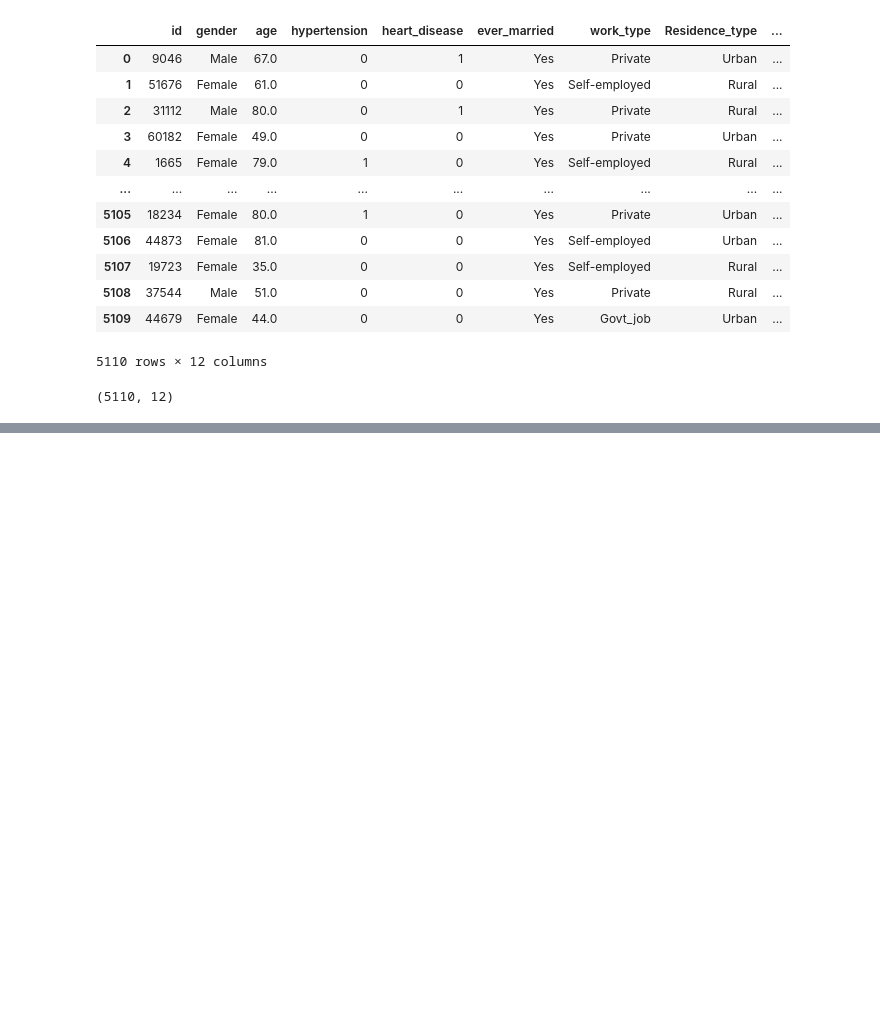
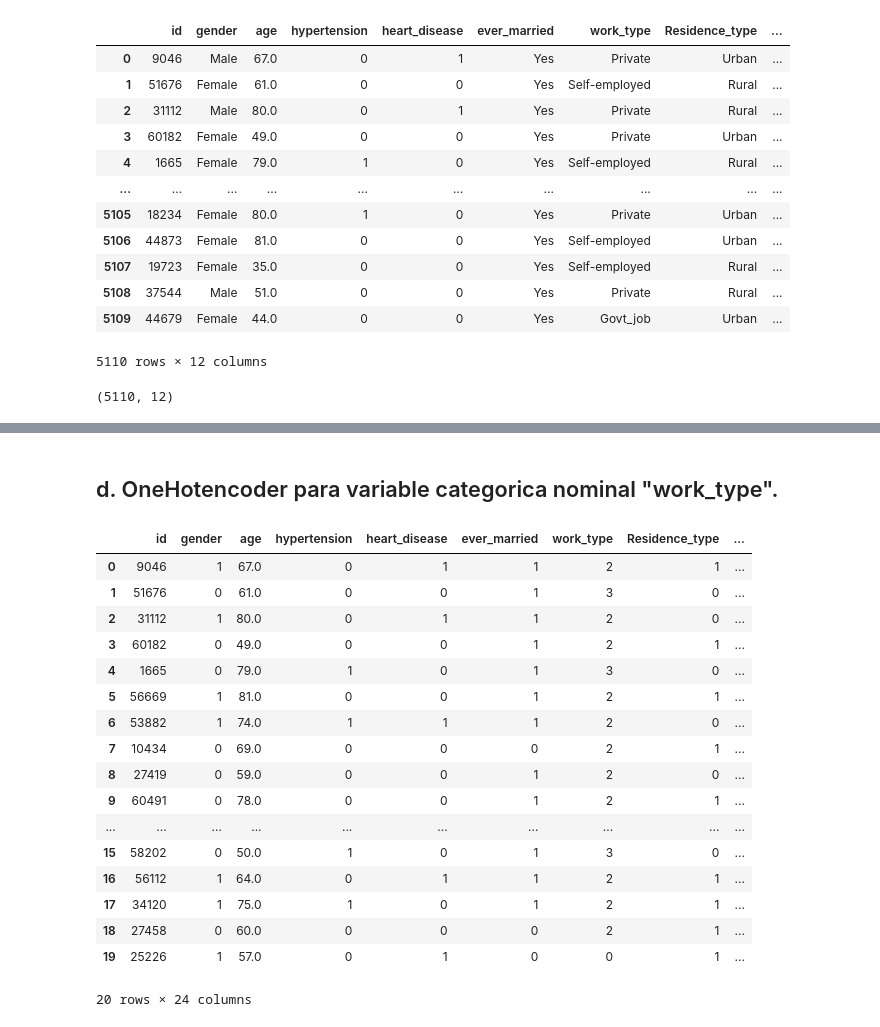
Before and after one commit to magistercienciadatos/Semana1, a Jupyter notebook: tarea1.ipynb, the cells around one changed output, grey strips where cells are left out. Cells and saved outputs as stored; diff of their text form; code cells hidden in the pictures; blank space fills up the shorter version.

```diff
--- a/tarea1.ipynb
+++ b/tarea1.ipynb
@@ -47,0 +189,14 @@ df.shape
+# %%
+le1 = preprocessing.LabelEncoder()
+data1 = df['gender']
+le1.fit(data1)
+data_transformada1 = le1.transform(data1)
+data_transformada1.reshape(-1,1)
+df['gender'] = data_transformada1
+ohe=preprocessing.OneHotEncoder()
+d1 = data_transformada1.reshape(-1,1)
+ohe.fit(d1)
+data_nueva1 = ohe.transform(d1).toarray()
+data_nueva1 = pd.DataFrame(data_nueva1)
+df=pd.concat([df, data_nueva1], axis=1)
+df
@@ -47,0 +217,11 @@ df.shape
+# %%
+# Obtener nombres correctos deseados
+new_names = ['Femenino', 'Masculino', 'Otro']  # Orden debe coincidir con las categorías detectadas
+
+# Crear diccionario para renombrar
+rename_dict = {i: new_names[i] for i in range(len(new_names))}
+
+# Renombrar columnas en el DataFrame
+df.rename(columns=rename_dict, inplace=True)
+
+df.head()
@@ -47,0 +235,35 @@ df.shape
+# %% [markdown]
+## d. OneHotencoder para variable categorica nominal "work_type".
+# %%
+le1 = preprocessing.LabelEncoder()
+data1 = df['work_type']
+le1.fit(data1)
+data_transformada1 = le1.transform(data1)
+data_transformada1.reshape(-1,1)
+df['work_type'] = data_transformada1
+ohe=preprocessing.OneHotEncoder()
+d1 = data_transformada1.reshape(-1,1)
+ohe.fit(d1)
+data_nueva1 = ohe.transform(d1).toarray()
+data_nueva1 = pd.DataFrame(data_nueva1)
+df=pd.concat([df, data_nueva1], axis=1)
+df.head(20)
+# %% [output]
+|  | id | gender | age | hypertension | heart_disease | ever_married | work_type | Residence_type | ... |
+| 0 | 9046 | 1 | 67.0 | 0 | 1 | 1 | 2 | 1 | ... |
+| 1 | 51676 | 0 | 61.0 | 0 | 0 | 1 | 3 | 0 | ... |
+| 2 | 31112 | 1 | 80.0 | 0 | 1 | 1 | 2 | 0 | ... |
+| 3 | 60182 | 0 | 49.0 | 0 | 0 | 1 | 2 | 1 | ... |
+| 4 | 1665 | 0 | 79.0 | 1 | 0 | 1 | 3 | 0 | ... |
+| 5 | 56669 | 1 | 81.0 | 0 | 0 | 1 | 2 | 1 | ... |
+| 6 | 53882 | 1 | 74.0 | 1 | 1 | 1 | 2 | 0 | ... |
+| 7 | 10434 | 0 | 69.0 | 0 | 0 | 0 | 2 | 1 | ... |
+| 8 | 27419 | 0 | 59.0 | 0 | 0 | 1 | 2 | 0 | ... |
+| 9 | 60491 | 0 | 78.0 | 0 | 0 | 1 | 2 | 1 | ... |
+| ... | ... | ... | ... | ... | ... | ... | ... | ... | ... |
+| 15 | 58202 | 0 | 50.0 | 1 | 0 | 1 | 3 | 0 | ... |
+| 16 | 56112 | 1 | 64.0 | 0 | 1 | 1 | 2 | 1 | ... |
+| 17 | 34120 | 1 | 75.0 | 1 | 0 | 1 | 2 | 1 | ... |
+| 18 | 27458 | 0 | 60.0 | 0 | 0 | 0 | 2 | 1 | ... |
+| 19 | 25226 | 1 | 57.0 | 0 | 1 | 0 | 0 | 1 | ... |
+20 rows × 24 columns
```
Also changed, not shown: parts of 39 cells of this notebook, 1 other file.
